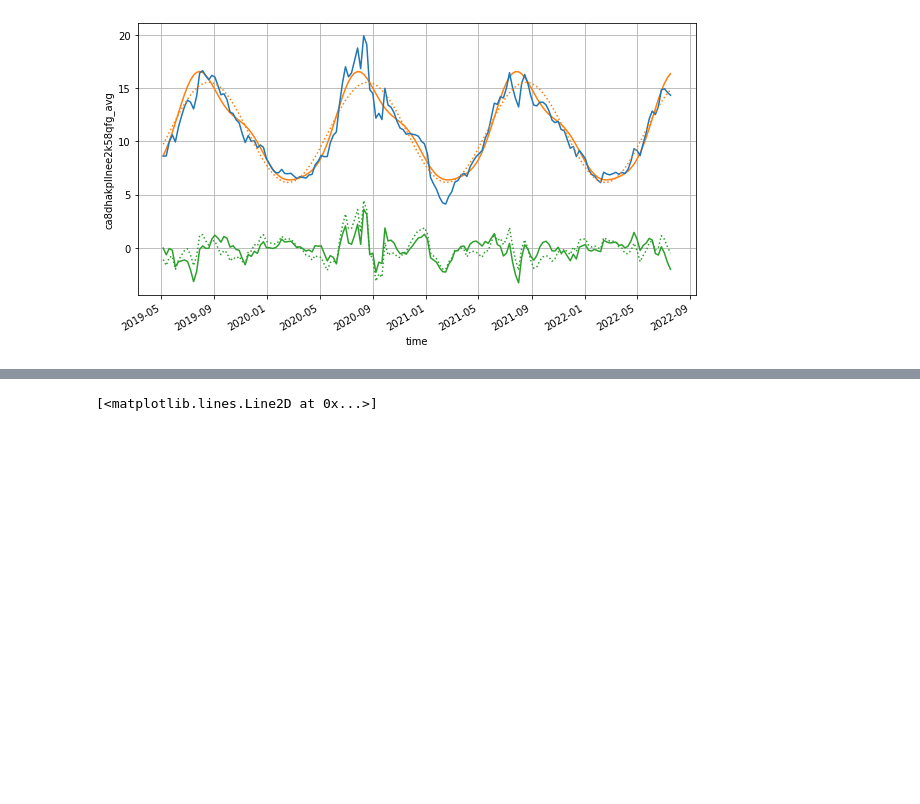
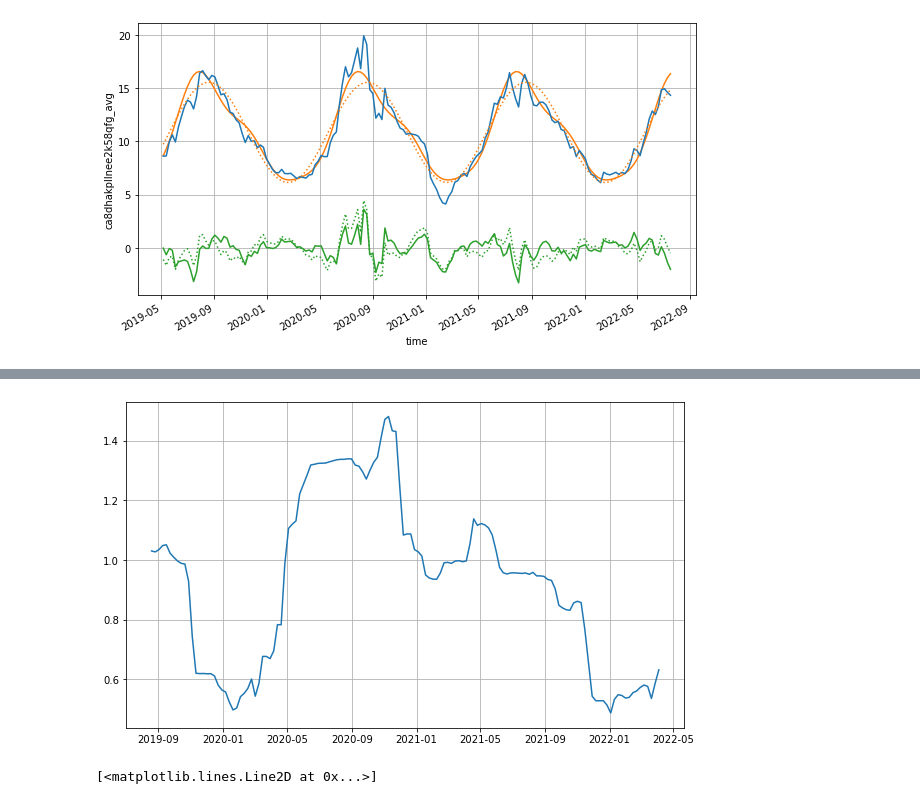
Before and after one commit to olewu/forecast_clarify, a Jupyter notebook: notebooks/001_persistence_model.ipynb, the cells around one changed output, grey strips where cells are left out. Saved outputs shown, nothing was run; the diff lists cells and outputs as text; code cells hidden in the pictures; blank space fills up the shorter version.

```diff
--- a/notebooks/001_persistence_model.ipynb
+++ b/notebooks/001_persistence_model.ipynb
@@ -129,3 +167,13 @@ ax.grid()
+# %%
+runstd = np.zeros_like(SC.anomalies.ca8dhakpllnee2k58qfg_avg.values)
+for i in range(15,len(SC.anomalies.ca8dhakpllnee2k58qfg_avg)-14):
+    runstd[i] = SC.anomalies.ca8dhakpllnee2k58qfg_avg.values[i-15:i+16].std()
+# %%
+plt.figure(figsize=(10,6))
+plt.plot(SC.anomalies.ca8dhakpllnee2k58qfg_avg.time.values[15:-15],runstd[15:-15])
+plt.grid()
+# %% [output]
+[figure, added]
 # %%
 f,ax = plt.subplots(figsize=(10,5))
 SC.absolute_vals.ca8dhakpllnee2k58qfg_avg.plot(x='month_day',ax=ax)
```
Also changed, not shown: parts of 6 cells of this notebook, 7 other files.
